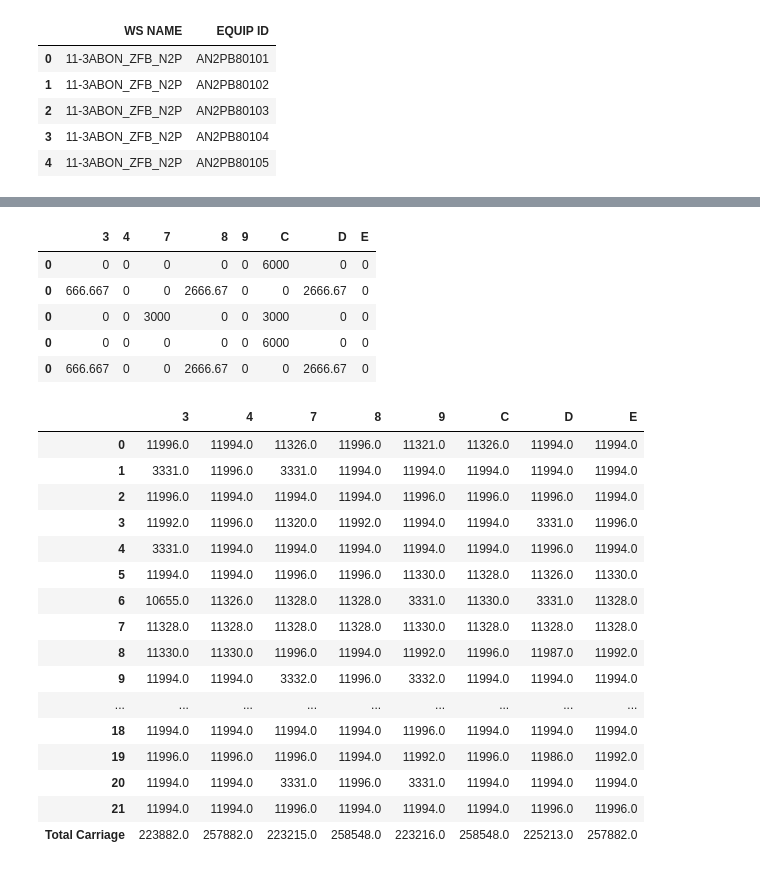
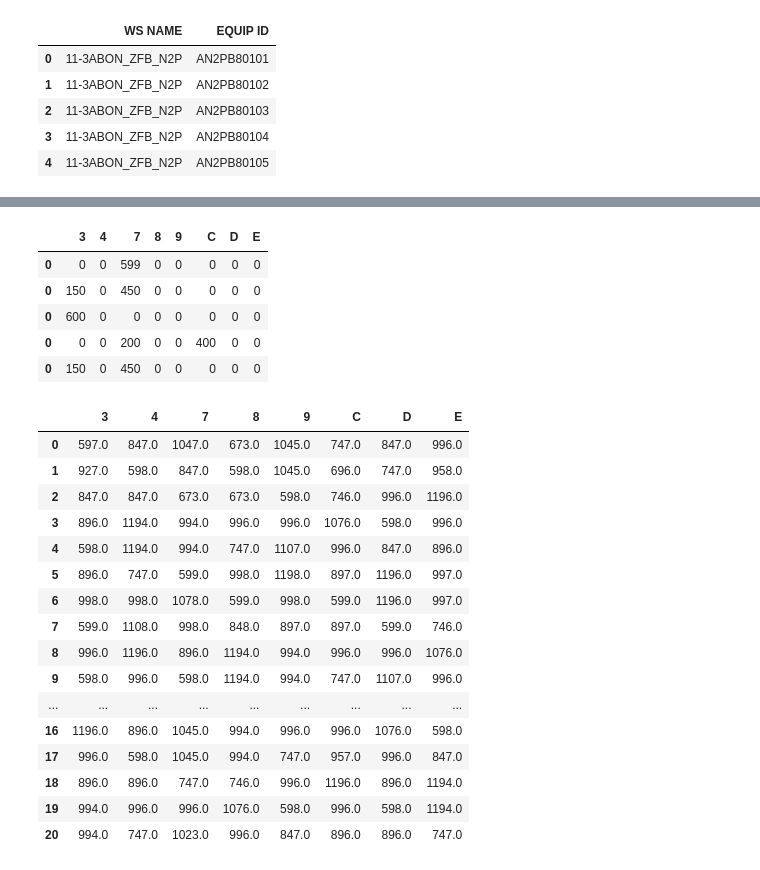
Before and after one commit to blue168sky/python-work, a Jupyter notebook: Add tool.ipynb, the cells around one changed output, grey strips where cells are left out. Drawn from its saved outputs; the diff is of its cells as text; code cells hidden in the pictures.

Commit message:
Add files via upload
compare with the original carriage

```diff
--- a/Add tool.ipynb
+++ b/Add tool.ipynb
@@ -19,3 +19,5 @@ flow.head()
 | 3 | V00H | 100S PC | 5450-21 STI OXIDE BACKSIDE WET ETCH | WET_100S_SWC_DHF100 | 11-3DNS_SU31_DHF100 | F11 WET PROCESS | 0.35 | 95.0 | NaN | ... |
 | 4 | V00H | 100S PC | 5200-53 GATE NITRIDE DEP 2 CMP | CMP_100S_BUFF | 11-3EBRA_FRXS_BUFF | F11 CMP | 1.12 | 100.0 | NaN | ... |
 5 rows × 38 columns
+# %%
+process = input('Please Enter the product: ')
@@ -22,7 +26,7 @@ flow.head()
 # %% [markdown]
 #### choose product
 # %%
-flow = flow[flow['TRAV DESC'] == '120S PC']
+flow = flow[flow['TRAV DESC'] == process]
 flow.shape[0]
 # %% [output]
 6326
@@ -142,59 +131,58 @@ for i in range(8):
 df.head()
 # %% [output]
 |  | 3 | 4 | 7 | 8 | 9 | C | D | E |
-| 0 | 0 | 0 | 0 | 0 | 0 | 6000 | 0 | 0 |
-| 0 | 666.667 | 0 | 0 | 2666.67 | 0 | 0 | 2666.67 | 0 |
-| 0 | 0 | 0 | 3000 | 0 | 0 | 3000 | 0 | 0 |
-| 0 | 0 | 0 | 0 | 0 | 0 | 6000 | 0 | 0 |
-| 0 | 666.667 | 0 | 0 | 2666.67 | 0 | 0 | 2666.67 | 0 |
+| 0 | 0 | 0 | 599 | 0 | 0 | 0 | 0 | 0 |
+| 0 | 150 | 0 | 450 | 0 | 0 | 0 | 0 | 0 |
+| 0 | 600 | 0 | 0 | 0 | 0 | 0 | 0 | 0 |
+| 0 | 0 | 0 | 200 | 0 | 0 | 400 | 0 | 0 |
+| 0 | 150 | 0 | 450 | 0 | 0 | 0 | 0 | 0 |
 # %%
 data = np.vsplit(df.values, len(change_WS)*len(col))
 
 def weight(distance,carry):
     total_carry = []
     for i in range(2):
         carry_weight = np.multiply(carry[i],distance)
         total_carry_step = np.sum(carry_weight)-np.trace(carry_weight)
         total_carry.append(total_carry_step)
     return sum(total_carry)
 
 Carriage = []
 for l in range(len(change_WS)*len(col)):
-    a = range(8)
+    a = range(len(col))
     c_m = []
     for k in range(2):
         for j in a:
             for i in a:
                 c_n = max(data[l][k,j]-data[l][k+1,j],0)*data[l][k+1,a]//(int(wafer)-data[l][k+1,j]+1) #避免分母為零
             c_m.append(c_n)
     c_step_m = np.array(c_m)
     #print(c_step_m)
     #print(c_step_m.shape)
     c_carry = np.vsplit(c_step_m, 2)
     for i in range(2):
         for j in range(8):
             c_carry[i][j][j] = min(data[l][i,j],data[l][i+1,j])
             c_carry = np.array(c_carry)
     Carriage.append(weight(distance = np.ones((8,8)),carry = c_carry))
 Carriage = np.array([Carriage]).reshape(len(change_WS),8)
 Carriage = pd.DataFrame(Carriage,columns = col)
-Carriage.loc['Total Carriage'] = Carriage.apply(lambda x: x.sum())
 Carriage.head(len(change_WS)+1)
 # %% [output]
 |  | 3 | 4 | 7 | 8 | 9 | C | D | E |
-| 0 | 11996.0 | 11994.0 | 11326.0 | 11996.0 | 11321.0 | 11326.0 | 11994.0 | 11994.0 |
-| 1 | 3331.0 | 11996.0 | 3331.0 | 11994.0 | 11994.0 | 11994.0 | 11994.0 | 11994.0 |
-| 2 | 11996.0 | 11994.0 | 11994.0 | 11994.0 | 11996.0 | 11996.0 | 11996.0 | 11994.0 |
-| 3 | 11992.0 | 11996.0 | 11320.0 | 11992.0 | 11994.0 | 11994.0 | 3331.0 | 11996.0 |
-| 4 | 3331.0 | 11994.0 | 11994.0 | 11994.0 | 11994.0 | 11994.0 | 11996.0 | 11994.0 |
-| 5 | 11994.0 | 11994.0 | 11996.0 | 11996.0 | 11330.0 | 11328.0 | 11326.0 | 11330.0 |
-| 6 | 10655.0 | 11326.0 | 11328.0 | 11328.0 | 3331.0 | 11330.0 | 3331.0 | 11328.0 |
-| 7 | 11328.0 | 11328.0 | 11328.0 | 11328.0 | 11330.0 | 11328.0 | 11328.0 | 11328.0 |
-| 8 | 11330.0 | 11330.0 | 11996.0 | 11994.0 | 11992.0 | 11996.0 | 11987.0 | 11992.0 |
-| 9 | 11994.0 | 11994.0 | 3332.0 | 11996.0 | 3332.0 | 11994.0 | 11994.0 | 11994.0 |
+| 0 | 597.0 | 847.0 | 1047.0 | 673.0 | 1045.0 | 747.0 | 847.0 | 996.0 |
+| 1 | 927.0 | 598.0 | 847.0 | 598.0 | 1045.0 | 696.0 | 747.0 | 958.0 |
+| 2 | 847.0 | 847.0 | 673.0 | 673.0 | 598.0 | 746.0 | 996.0 | 1196.0 |
+| 3 | 896.0 | 1194.0 | 994.0 | 996.0 | 996.0 | 1076.0 | 598.0 | 996.0 |
+| 4 | 598.0 | 1194.0 | 994.0 | 747.0 | 1107.0 | 996.0 | 847.0 | 896.0 |
+| 5 | 896.0 | 747.0 | 599.0 | 998.0 | 1198.0 | 897.0 | 1196.0 | 997.0 |
+| 6 | 998.0 | 998.0 | 1078.0 | 599.0 | 998.0 | 599.0 | 1196.0 | 997.0 |
+| 7 | 599.0 | 1108.0 | 998.0 | 848.0 | 897.0 | 897.0 | 599.0 | 746.0 |
+| 8 | 996.0 | 1196.0 | 896.0 | 1194.0 | 994.0 | 996.0 | 996.0 | 1076.0 |
+| 9 | 598.0 | 996.0 | 598.0 | 1194.0 | 994.0 | 747.0 | 1107.0 | 996.0 |
 | ... | ... | ... | ... | ... | ... | ... | ... | ... |
-| 18 | 11994.0 | 11994.0 | 11994.0 | 11994.0 | 11996.0 | 11994.0 | 11994.0 | 11994.0 |
-| 19 | 11996.0 | 11996.0 | 11996.0 | 11994.0 | 11992.0 | 11996.0 | 11986.0 | 11992.0 |
-| 20 | 11994.0 | 11994.0 | 3331.0 | 11996.0 | 3331.0 | 11994.0 | 11994.0 | 11994.0 |
-| 21 | 11994.0 | 11994.0 | 11996.0 | 11994.0 | 11994.0 | 11994.0 | 11996.0 | 11996.0 |
-| Total Carriage | 223882.0 | 257882.0 | 223215.0 | 258548.0 | 223216.0 | 258548.0 | 225213.0 | 257882.0 |
+| 16 | 1196.0 | 896.0 | 1045.0 | 994.0 | 996.0 | 996.0 | 1076.0 | 598.0 |
+| 17 | 996.0 | 598.0 | 1045.0 | 994.0 | 747.0 | 957.0 | 996.0 | 847.0 |
+| 18 | 896.0 | 896.0 | 747.0 | 746.0 | 996.0 | 1196.0 | 896.0 | 1194.0 |
+| 19 | 994.0 | 996.0 | 996.0 | 1076.0 | 598.0 | 996.0 | 598.0 | 1194.0 |
+| 20 | 994.0 | 747.0 | 1023.0 | 996.0 | 847.0 | 896.0 | 896.0 | 747.0 |
```
Also changed, not shown: parts of 5 cells of this notebook.
